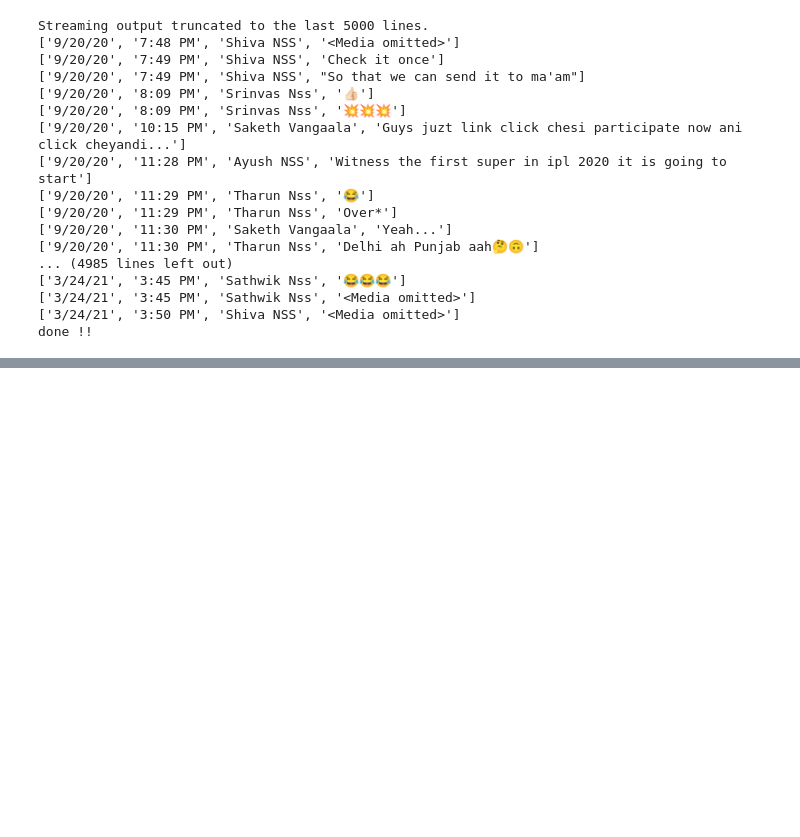
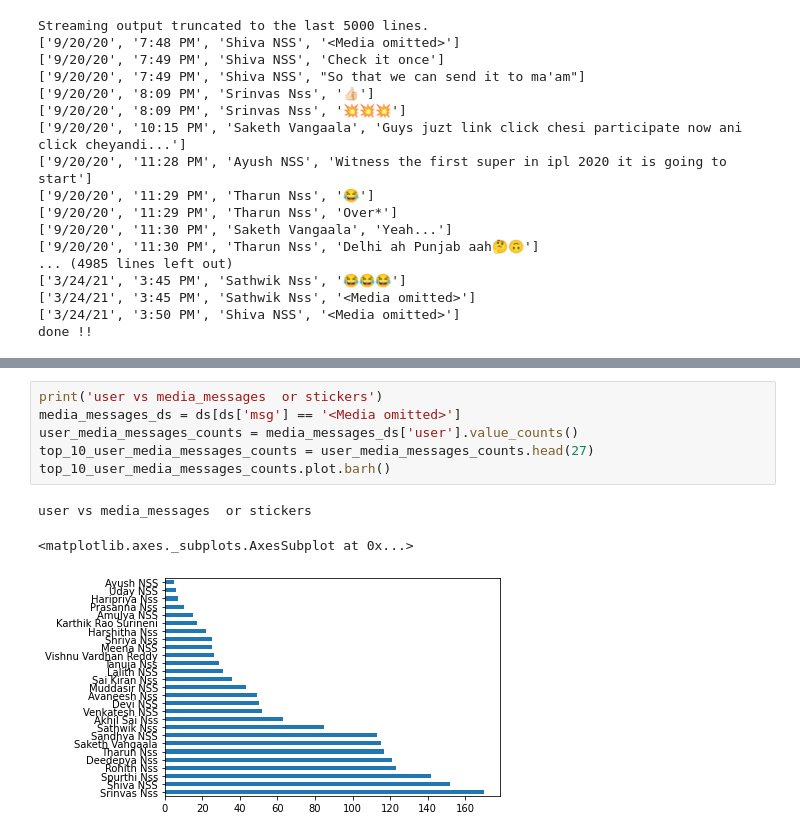
Before and after one commit to VishnuThokala/SimpleCalculator, a Jupyter notebook: Analyser.ipynb, the cells around one changed output, grey strips where cells are left out. Drawn from its saved outputs; the diff is of its cells as text; blank space fills up the shorter version.

```diff
--- a/Analyser.ipynb
+++ b/Analyser.ipynb
@@ -164,0 +233,10 @@ Media File or Sticker
+# %%
+print('user vs media_messages  or stickers')
+media_messages_ds = ds[ds['msg'] == '<Media omitted>']
+user_media_messages_counts = media_messages_ds['user'].value_counts()
+top_10_user_media_messages_counts = user_media_messages_counts.head(27)
+top_10_user_media_messages_counts.plot.barh()
+# %% [output]
+user vs media_messages  or stickers
+<matplotlib.axes._subplots.AxesSubplot at 0x...>
+[figure, added]
```
Also changed, not shown: parts of 12 cells of this notebook.
